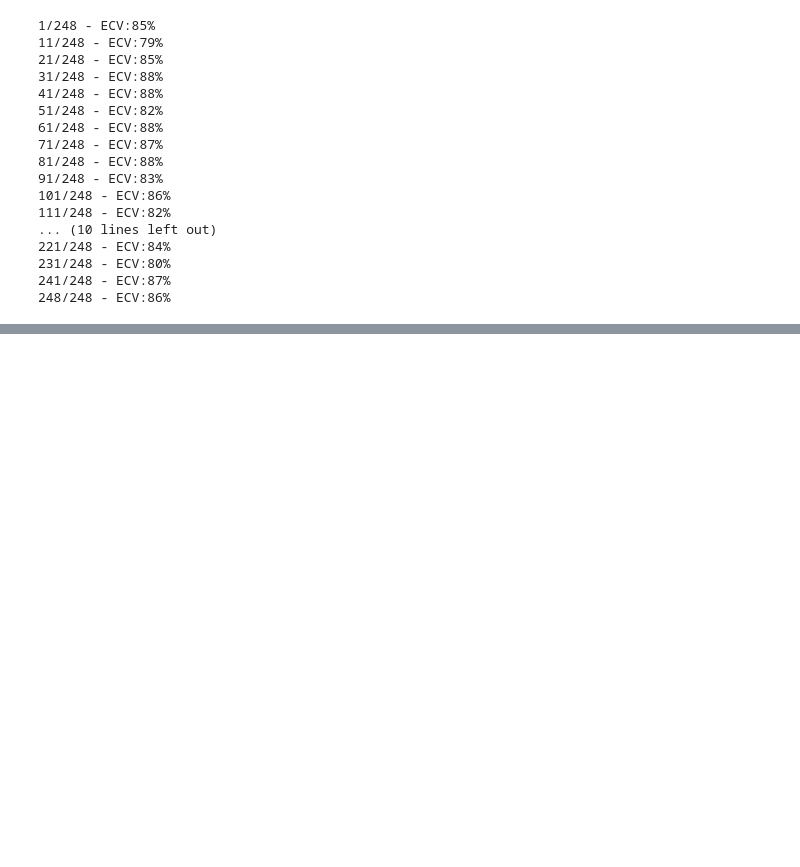
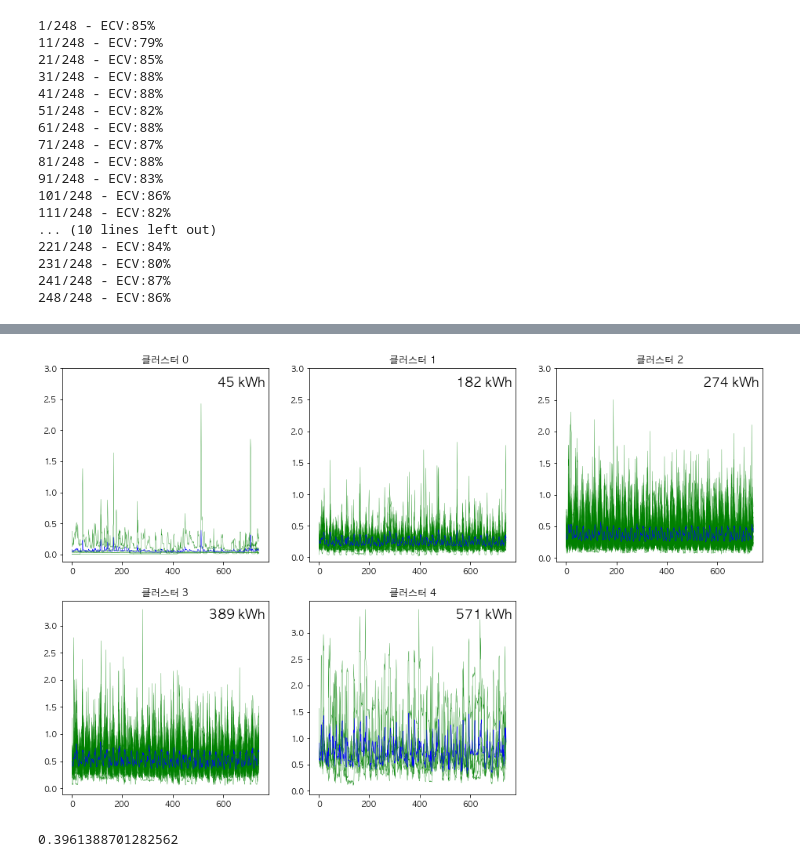
Before and after one commit to formegusto/distribution-public-fee, a Jupyter notebook: pt5. Time Division KMeans Renewer.ipynb, the cells around one changed output, grey strips where cells are left out. Saved outputs shown, nothing was run; the diff lists cells and outputs as text; code cells hidden in the pictures; blank space fills up the shorter version.

```diff
--- a/pt5. Time Division KMeans Renewer.ipynb
+++ b/pt5. Time Division KMeans Renewer.ipynb
@@ -116,0 +121,8 @@ hist(kmeans)
+# %%
+tdKMeans.draw_plot()
+# %% [output]
+[figure, added]
+# %%
+tdKMeans.kmeans.ecv
+# %% [output]
+0.3961388701282562
```
Also changed, not shown: parts of 6 cells of this notebook, 2 other files.
